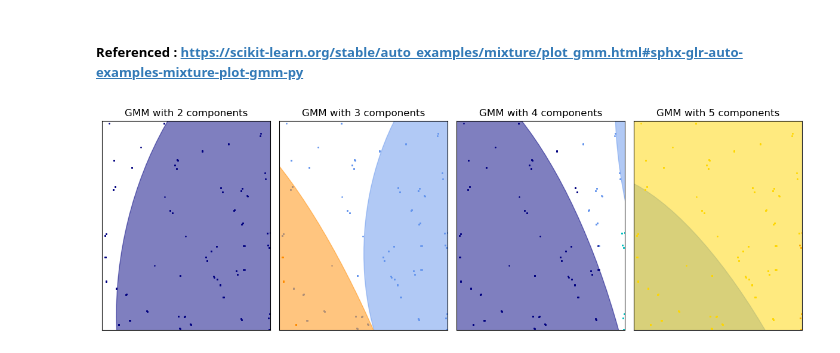
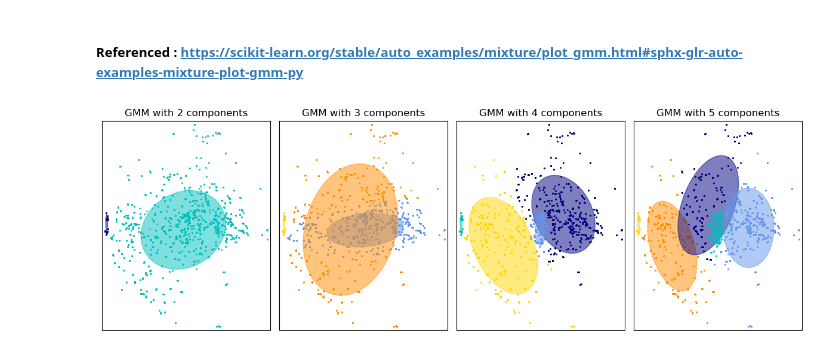
Before and after one commit to farheenfab/DMML-GroupProject, a Jupyter notebook: Lab/Lab 7/dataset_explore_lab_7_group_6_final.ipynb, the cells around one changed output. Saved outputs shown, nothing was run; the diff lists cells and outputs as text; code cells hidden in the pictures.

```diff
--- a/Lab/Lab 7/dataset_explore_lab_7_group_6_final.ipynb
+++ b/Lab/Lab 7/dataset_explore_lab_7_group_6_final.ipynb
@@ -871,3 +871,7 @@ store_metrics_in_dataframe(y,clf3.predict(X))
 # %% [output]
 |  | FPR | TPR | TP | FP | TN | FN | Sensitivity | Specificity | Precision | Recall | ... |
 | 0 | 0.758333 | 0.758333 | 2275 | 1681 | 1319 | 725 | 0.758333 | 0.439667 | 0.575076 | 0.758333 | ... |
+# %%
+gnb = GaussianNB()
+gnb.fit(X, y)
+store_metrics_in_dataframe(y,gnb.predict(X))
@@ -873,0 +881,4 @@ store_metrics_in_dataframe(y,clf3.predict(X))
+# %%
+gnb = GaussianNB()
+gnb.fit(X_pca, y)
+store_metrics_in_dataframe(y,gnb.predict(X_pca)).drop(columns=['TPR','TP','FP','TN','FPR','FN'])
@@ -1019,7 +1040,6 @@ scatter_plot(kmeans_miniBatch, "kmeans minibatch")
 ##### Referenced : https://scikit-learn.org/stable/auto_examples/mixture/plot_gmm.html#sphx-glr-auto-examples-mixture-plot-gmm-py
 # %%
 import itertools
-import matplotlib as mpl
 import matplotlib.pyplot as plt
 import numpy as np
 from scipy import linalg
@@ -1030,34 +1050,34 @@ color_iter = itertools.cycle(["navy", "c", "cornflowerblue", "gold", "darkorange
 def plot_results(X, Y_, means, covariances, index, title):
     splot = plt.subplot(1, 5, 1 + index)
     for i, (mean, covar, color) in enumerate(zip(means, covariances, color_iter)):
         v, w = linalg.eigh(covar)
         v = 2.0 * np.sqrt(2.0) * np.sqrt(v)
         u = w[0] / linalg.norm(w[0])
 
         if not np.any(Y_ == i):
             continue
         plt.scatter(X[Y_ == i, 0], X[Y_ == i, 1], 0.8, color=color)
 
         angle = np.arctan(u[1] / u[0])
         angle = 180.0 * angle / np.pi
-        ell = mpl.patches.Ellipse(mean, v[0], v[1], angle=180.0 + angle, color=color)
+        ell = plt.matplotlib.patches.Ellipse(mean, v[0], v[1], angle=180.0 + angle, color=color)
         ell.set_clip_box(splot.bbox)
         ell.set_alpha(0.5)
         splot.add_artist(ell)
 
-    plt.xlim(-9.0, 5.0)
-    plt.ylim(-3.0, 6.0)
+    plt.xlim(X[:, 0].min() - 1, X[:, 0].max() + 1)
+    plt.ylim(X[:, 1].min() - 1, X[:, 1].max() + 1)
     plt.xticks(())
     plt.yticks(())
     plt.title(title)
 
 fig = plt.figure(figsize=(15, 4))
 
 for i in range(2, 6):
     gmm = mixture.GaussianMixture(n_components=i, covariance_type="full").fit(X_pca)
     plot_results(X_pca, gmm.predict(X_pca), gmm.means_, gmm.covariances_, i - 1, f"GMM with {i} components")
 
 plt.tight_layout()
 plt.show()
 # %% [output]
-[figure, old version]
+[figure, new version]
```
Also changed, not shown: parts of 5 cells of this notebook.
